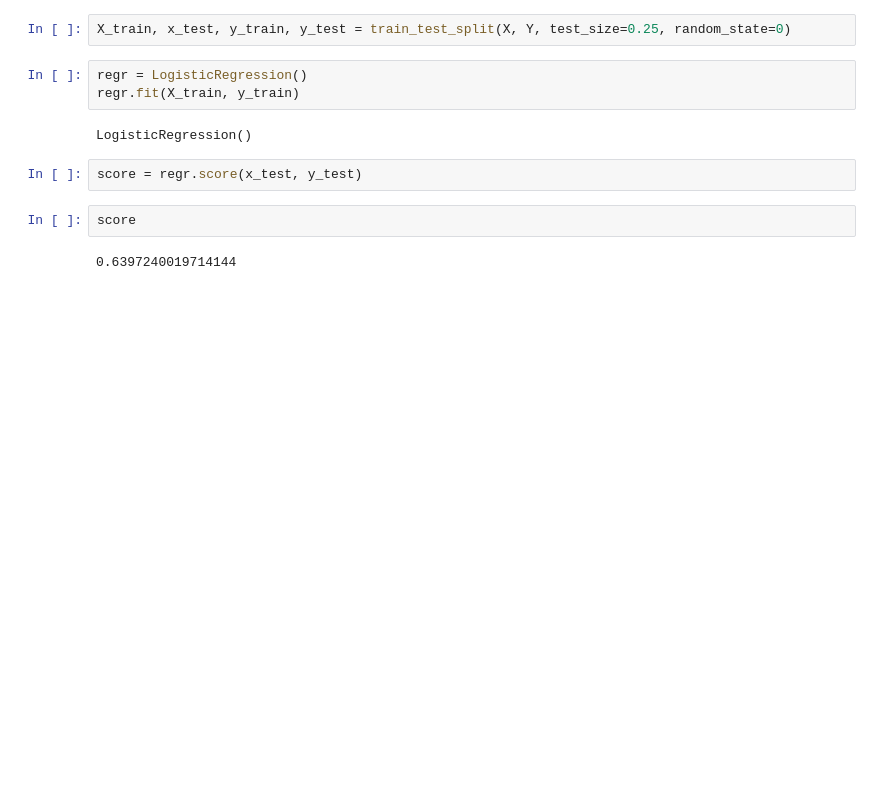
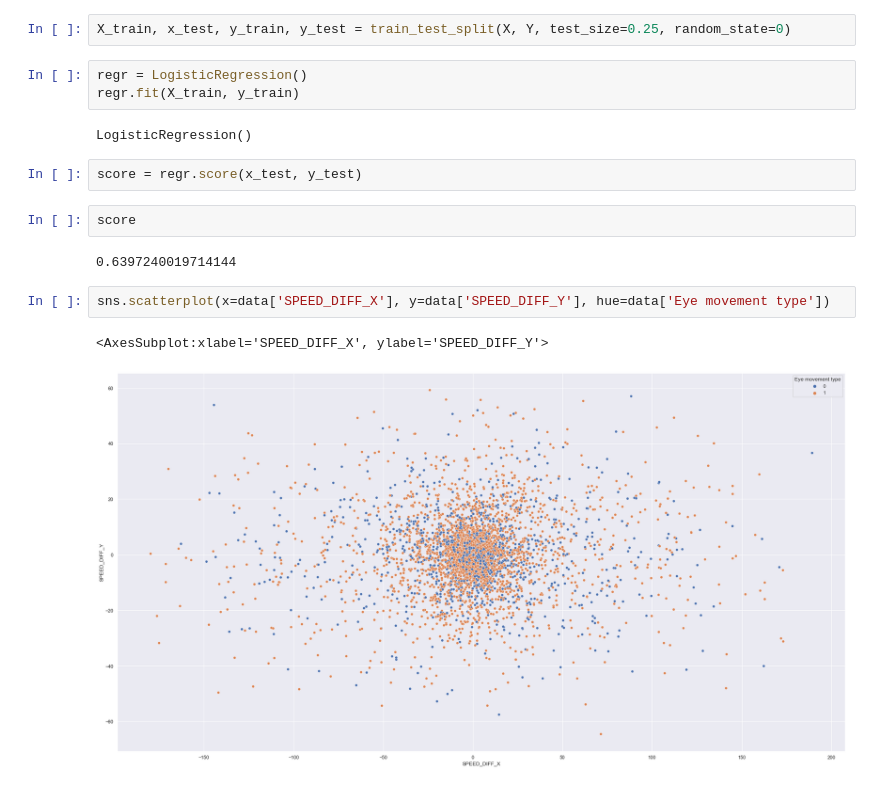
Before and after one commit to Tuur123/StageHITlab, a Jupyter notebook: FixationFinder/research.ipynb, the cells around one changed output. Cells and saved outputs as stored; diff of their text form; blank space fills up the shorter version.

```diff
--- a/FixationFinder/research.ipynb
+++ b/FixationFinder/research.ipynb
@@ -69,3 +68,8 @@ score = regr.score(x_test, y_test)
 score
 # %% [output]
 0.6397240019714144
+# %%
+sns.scatterplot(x=data['SPEED_DIFF_X'], y=data['SPEED_DIFF_Y'], hue=data['Eye movement type'])
+# %% [output]
+<AxesSubplot:xlabel='SPEED_DIFF_X', ylabel='SPEED_DIFF_Y'>
+[figure, added]
```
Also changed, not shown: parts of 1 cell of this notebook, 4 other files.
